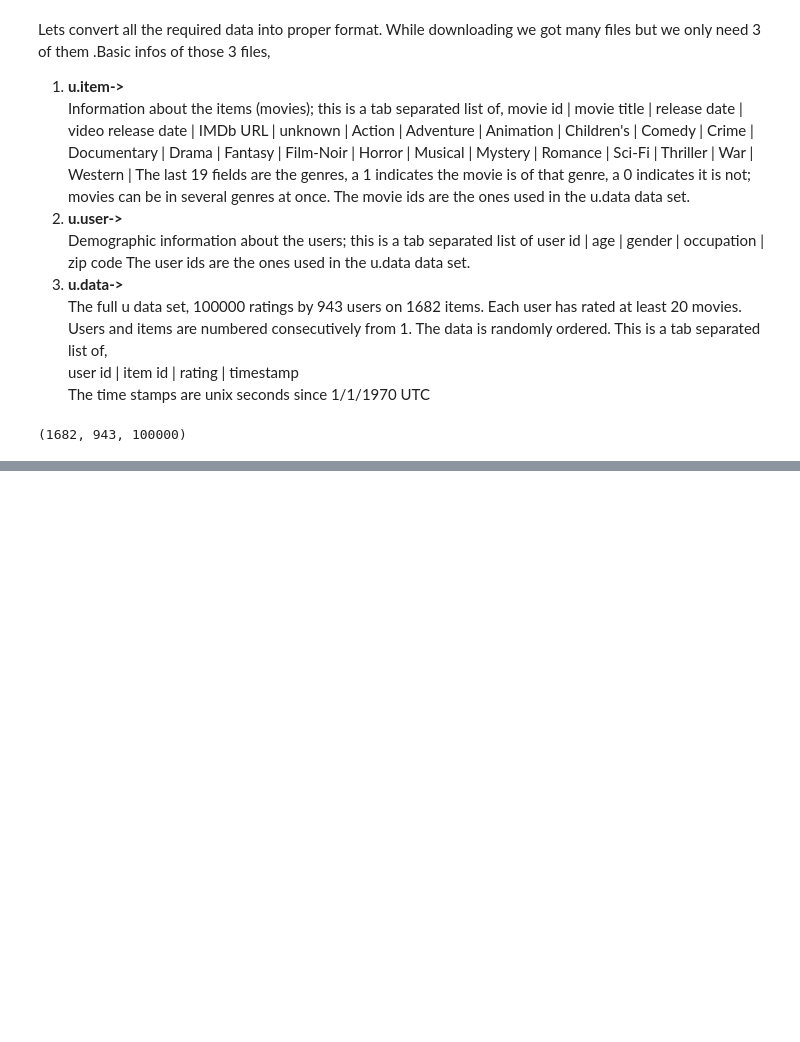
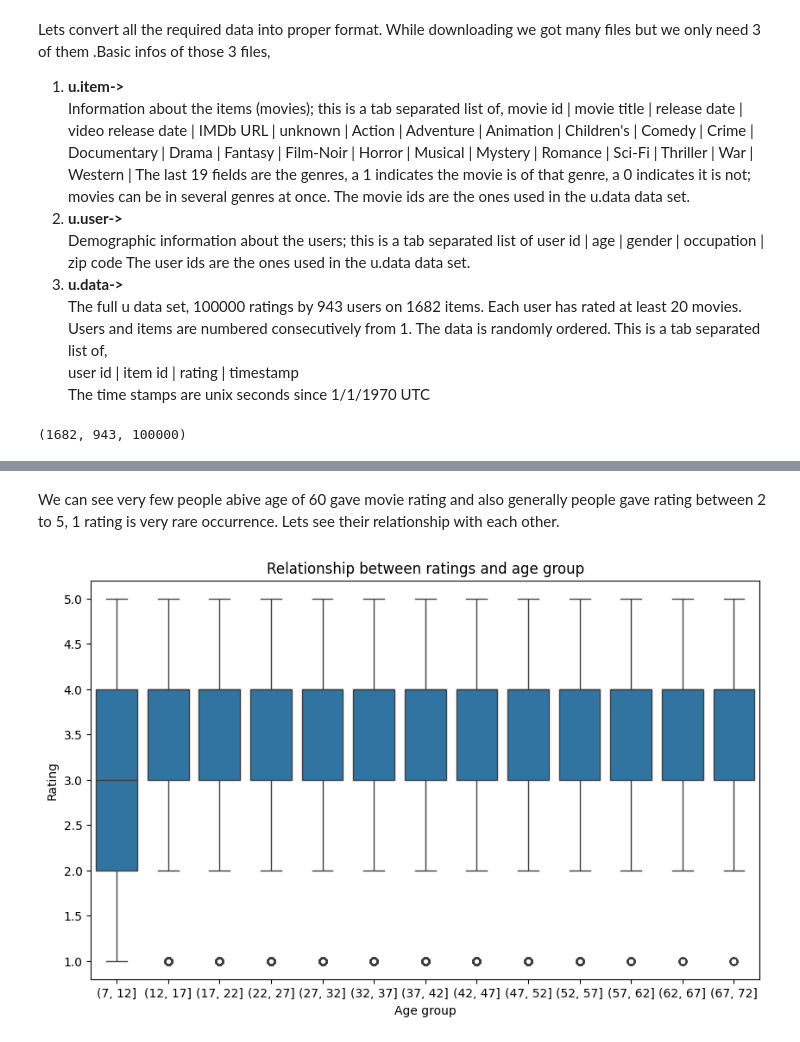
Before and after one commit to TanusreeDas/machine-learning-with-python, a Jupyter notebook: notebooks/collaborative_recommender_system-movies.ipynb, the cells around one changed output, grey strips where cells are left out. Drawn from its saved outputs; the diff is of its cells as text; code cells hidden in the pictures; blank space fills up the shorter version.

```diff
--- a/notebooks/collaborative_recommender_system-movies.ipynb
+++ b/notebooks/collaborative_recommender_system-movies.ipynb
@@ -49,0 +239,12 @@ movies_df.shape[0],users_df.shape[0],user_ratings_df.shape[0]
+# %% [markdown]
+We can see very few people abive age of 60 gave movie rating and also generally people gave rating between 2 to 5, 1 rating is very rare occurrence. Lets see their relationship with each other.
+# %%
+merged_df['age_group']=pd.cut(merged_df['age'], range(7, 75, 5))
+plt.figure(figsize=(10,6))
+sns.boxplot(x='age_group', y='rating', data=merged_df)
+plt.title('Relationship between ratings and age group')
+plt.xlabel('Age group')
+plt.ylabel('Rating')
+plt.show()
+# %% [output]
+[figure, added]
```
Also changed, not shown: parts of 38 cells of this notebook, 1 other file.
